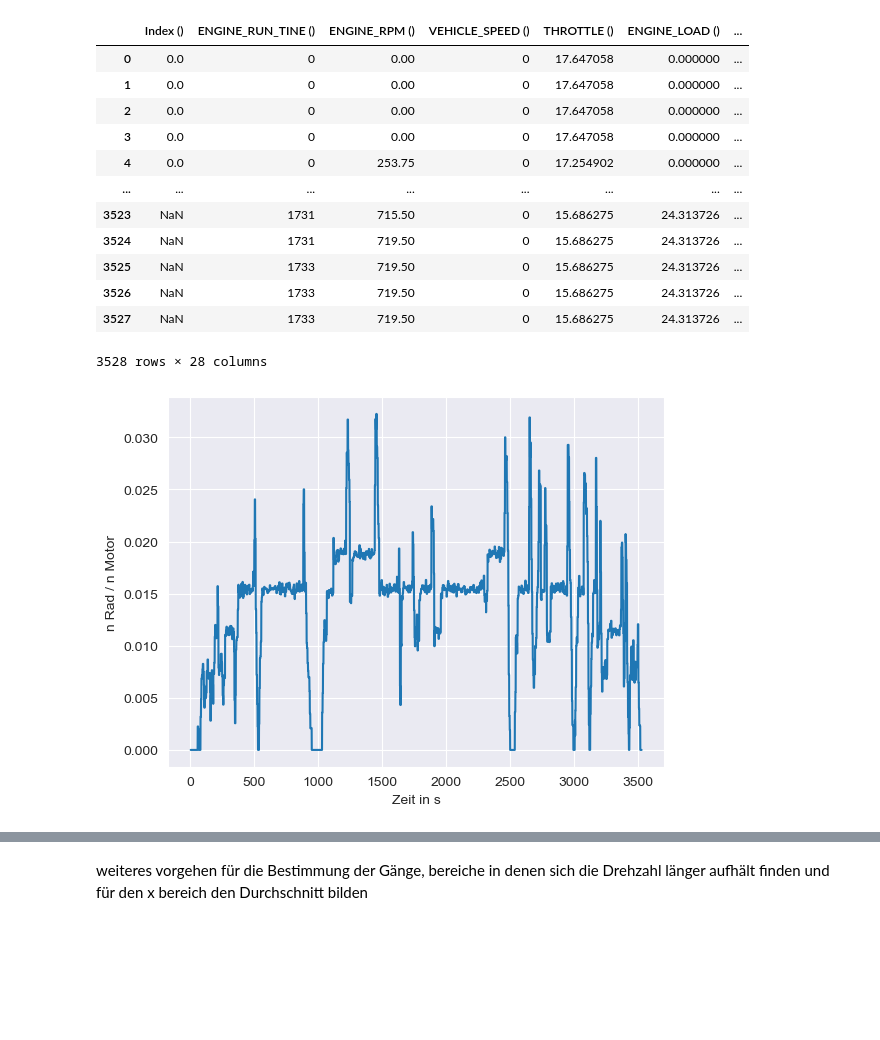
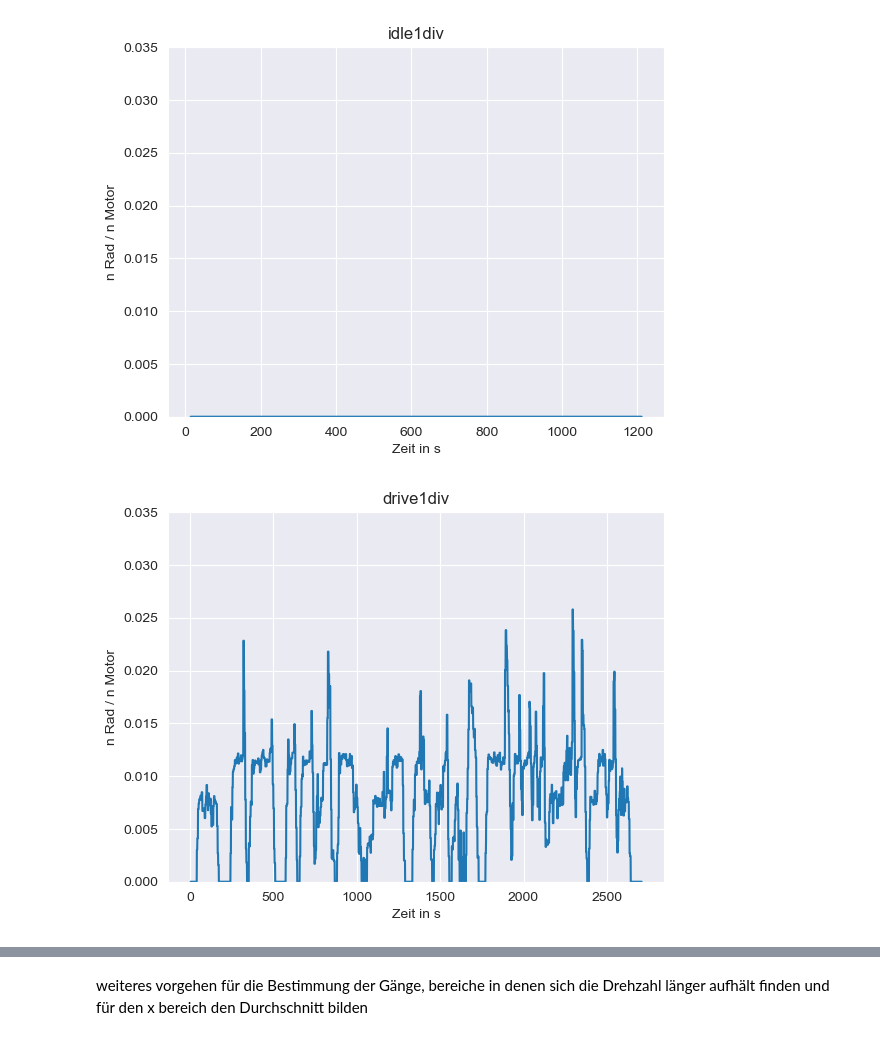
Before and after one commit to camila-duarte/verbrennungsmotoren, a Jupyter notebook: analyse/Motordrehzahl und Motordrehmoment.ipynb, the cells around one changed output, grey strips where cells are left out. Drawn from its saved outputs; the diff is of its cells as text; code cells hidden in the pictures; blank space fills up the shorter version.

```diff
--- a/analyse/Motordrehzahl und Motordrehmoment.ipynb
+++ b/analyse/Motordrehzahl und Motordrehmoment.ipynb
@@ -9,25 +9,20 @@ from scipy.constants import pi, g       #fundamental Constants
 import Leistung as lei                  #Eigenes Modul um Leistung und Fahrtwiderstaende zu berechnen
 # %%
 # document paths
-path_data_drive1 = "data/long1.csv"
+path_data_idle1 = "data/idle1.csv"
+path_data_drive1 = "data/drive1.csv"
+path_data_live1 = "data/live1.csv"
+path_data_ufpe1 = "data/ufpe1.csv"
+path_data_long1 = "data/long1.csv"
+graphs ="graphs/"
 
-# Read all the data
-data_drive1 = pd.read_csv(path_data_drive1)
-data_drive1
+paths = (path_data_idle1, path_data_drive1, path_data_live1, path_data_ufpe1, path_data_long1)
+length = len(paths)
+data = list()  #list of pandas Dataframes
+names = list() #list of the names of the data sets
+for i in range(length):
+    data.append(pd.read_csv(paths[i]))
+    names.append(paths[i][5:-4]) #Abschneiden von data/ und .csv
-# %% [output]
-|  | Index () | ENGINE_RUN_TINE () | ENGINE_RPM () | VEHICLE_SPEED () | THROTTLE () | ENGINE_LOAD () | ... |
-| 0 | 0.0 | 0 | 0.00 | 0 | 17.647058 | 0.000000 | ... |
-| 1 | 0.0 | 0 | 0.00 | 0 | 17.647058 | 0.000000 | ... |
-| 2 | 0.0 | 0 | 0.00 | 0 | 17.647058 | 0.000000 | ... |
-| 3 | 0.0 | 0 | 0.00 | 0 | 17.647058 | 0.000000 | ... |
-| 4 | 0.0 | 0 | 253.75 | 0 | 17.254902 | 0.000000 | ... |
-| ... | ... | ... | ... | ... | ... | ... | ... |
-| 3523 | NaN | 1731 | 715.50 | 0 | 15.686275 | 24.313726 | ... |
-| 3524 | NaN | 1731 | 719.50 | 0 | 15.686275 | 24.313726 | ... |
-| 3525 | NaN | 1733 | 719.50 | 0 | 15.686275 | 24.313726 | ... |
-| 3526 | NaN | 1733 | 719.50 | 0 | 15.686275 | 24.313726 | ... |
-| 3527 | NaN | 1733 | 719.50 | 0 | 15.686275 | 24.313726 | ... |
-3528 rows × 28 columns
 # %%
 # Constants
 d_wheel = .583 #m Reifendurchmesser
@@ -39,17 +33,21 @@ d_wheel = .583 #m Reifendurchmesser
 def n_Rad(pV):
     return (pV) / (d_wheel * pi)
 # %%
-data_drive1 = data_drive1.assign(N_RAD = data_drive1['VEHICLE_SPEED ()'].apply(n_Rad))
+for i in range(length):
+    data[i]= data[i].assign(N_RAD = data[i]['VEHICLE_SPEED ()'].apply(n_Rad))
 # %%
-length = int(data_drive1.shape[0])
-div = np.zeros(length)
-div = data_drive1["N_RAD"]/data_drive1["ENGINE_RPM ()"]
-
-plt.plot(div)
-plt.xlabel("Zeit in s")
-plt.ylabel("n Rad / n Motor")
-plt.savefig("div.png")
-plt.grid(True)
-plt.show()
+for i in range(length):
+    local_length = int(data[i].shape[0])
+    div = np.zeros(length)
+    div = data[i]["N_RAD"]/data[i]["ENGINE_RPM ()"]
+    plt.plot(div)
+    plt.title(names[i]+"div")
+    plt.xlabel("Zeit in s")
+    plt.ylabel("n Rad / n Motor")
+    plt.ylim(0, 0.035)
+    plt.savefig(graphs+"div_"+names[i]+".png")
+    plt.grid(True)
+    plt.show()
 # %% [output]
-[figure, old version]
+[figure, new version]
+[figure, added]
```
Also changed, not shown: parts of 9 cells of this notebook, 14 other files.
